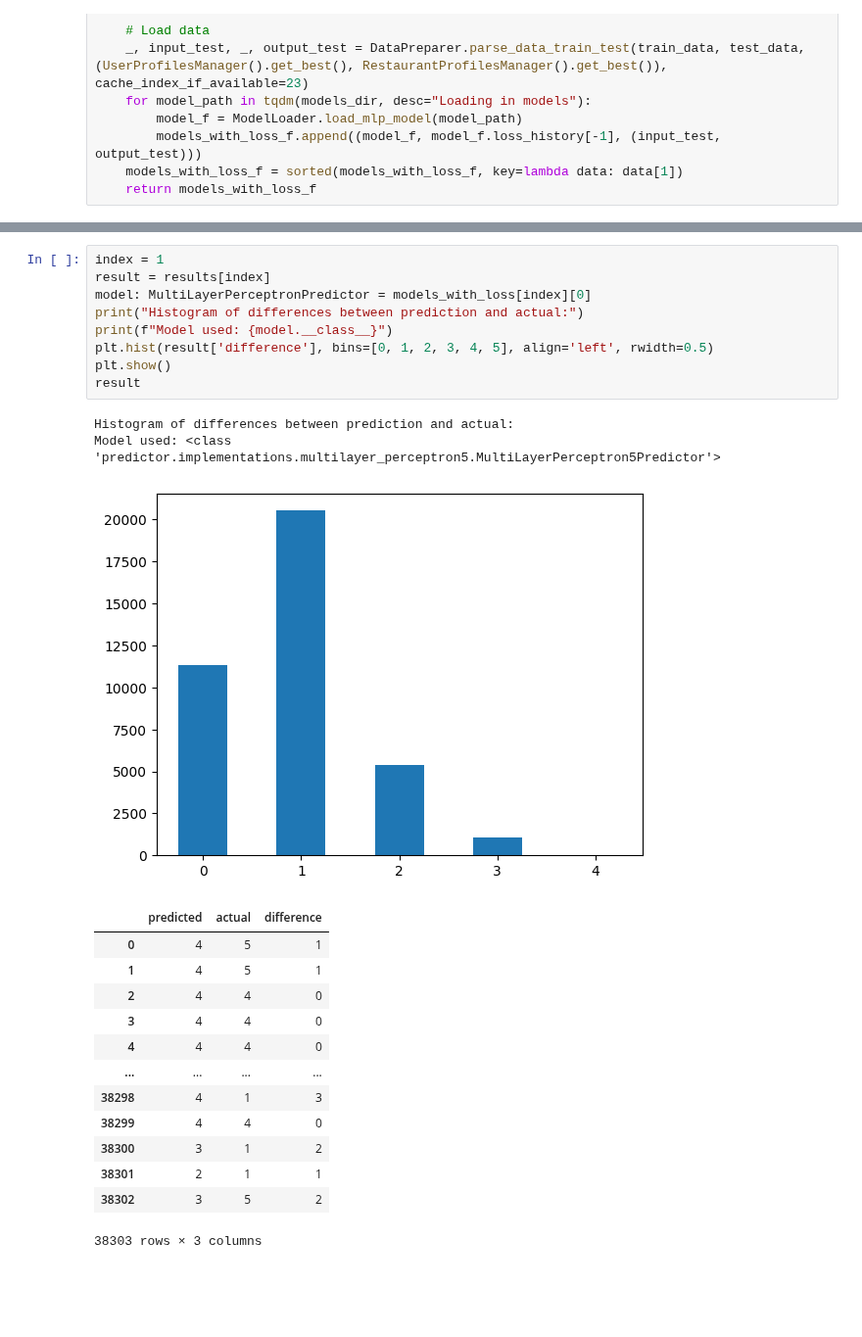
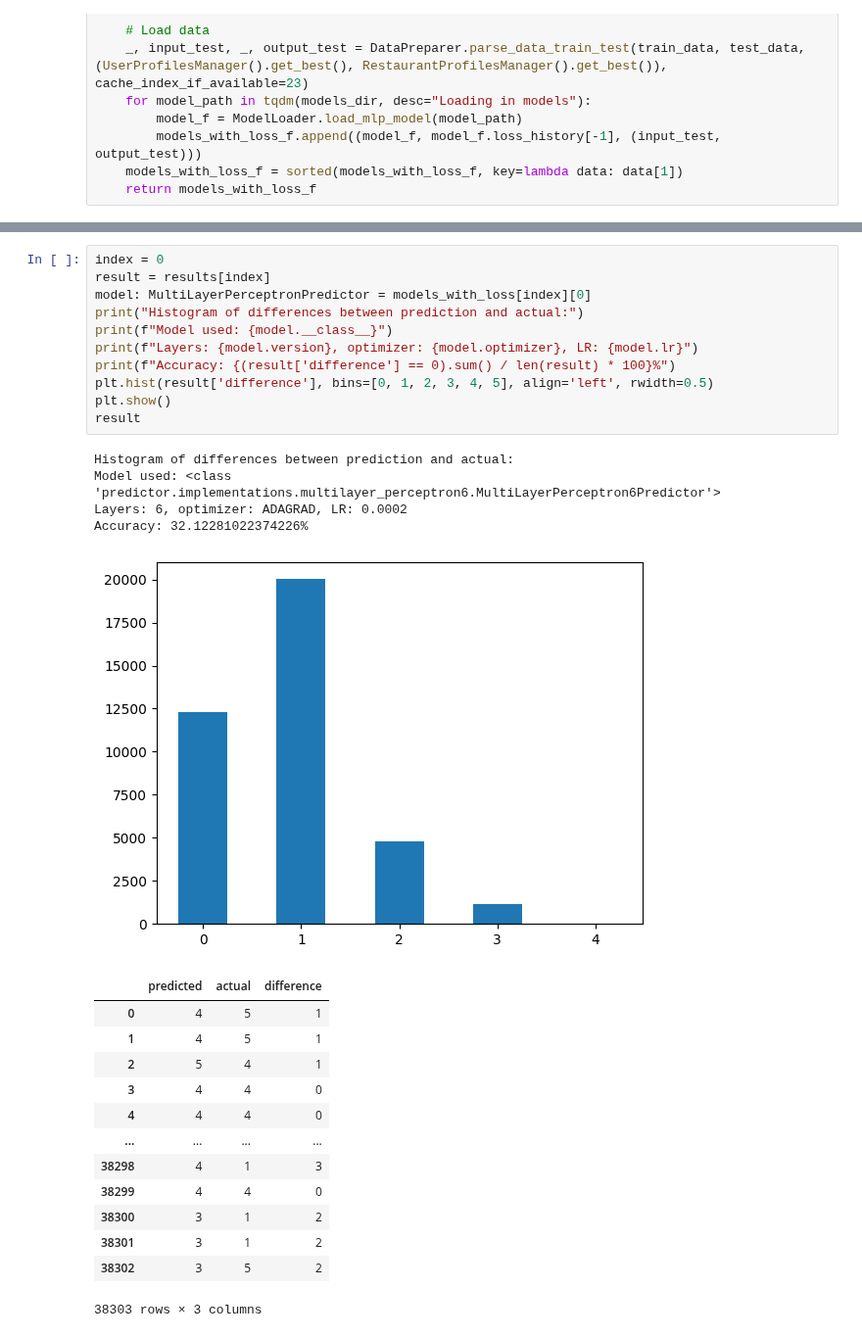
Before and after one commit to Tram13/masterthesis, a Jupyter notebook: src/predictor/trained_MLP_validation.ipynb, the cells around one changed output, grey strips where cells are left out. Shown at 98% size. Drawn from its saved outputs; the diff is of its cells as text; blank space fills up the shorter version.

```diff
--- a/src/predictor/trained_MLP_validation.ipynb
+++ b/src/predictor/trained_MLP_validation.ipynb
@@ -132,27 +118,31 @@ INFO:root:Testing model with User Profiles: {'current_model_name': 'online_model
 # %%
-index = 1
+index = 0
 result = results[index]
 model: MultiLayerPerceptronPredictor = models_with_loss[index][0]
 print("Histogram of differences between prediction and actual:")
 print(f"Model used: {model.__class__}")
+print(f"Layers: {model.version}, optimizer: {model.optimizer}, LR: {model.lr}")
+print(f"Accuracy: {(result['difference'] == 0).sum() / len(result) * 100}%")
 plt.hist(result['difference'], bins=[0, 1, 2, 3, 4, 5], align='left', rwidth=0.5)
 plt.show()
 result
 # %% [output]
 Histogram of differences between prediction and actual:
-Model used: <class 'predictor.implementations.multilayer_perceptron5.MultiLayerPerceptron5Predictor'>
+Model used: <class 'predictor.implementations.multilayer_perceptron6.MultiLayerPerceptron6Predictor'>
+Layers: 6, optimizer: ADAGRAD, LR: 0.0002
+Accuracy: 32.12281022374226%
-[figure, old version]
+[figure, new version]
 |  | predicted | actual | difference |
 | 0 | 4 | 5 | 1 |
 | 1 | 4 | 5 | 1 |
-| 2 | 4 | 4 | 0 |
+| 2 | 5 | 4 | 1 |
 | 3 | 4 | 4 | 0 |
 | 4 | 4 | 4 | 0 |
 | ... | ... | ... | ... |
 | 38298 | 4 | 1 | 3 |
 | 38299 | 4 | 4 | 0 |
 | 38300 | 3 | 1 | 2 |
-| 38301 | 2 | 1 | 1 |
+| 38301 | 3 | 1 | 2 |
 | 38302 | 3 | 5 | 2 |
 38303 rows × 3 columns
 # %%
```
Also changed, not shown: parts of 3 cells of this notebook.
